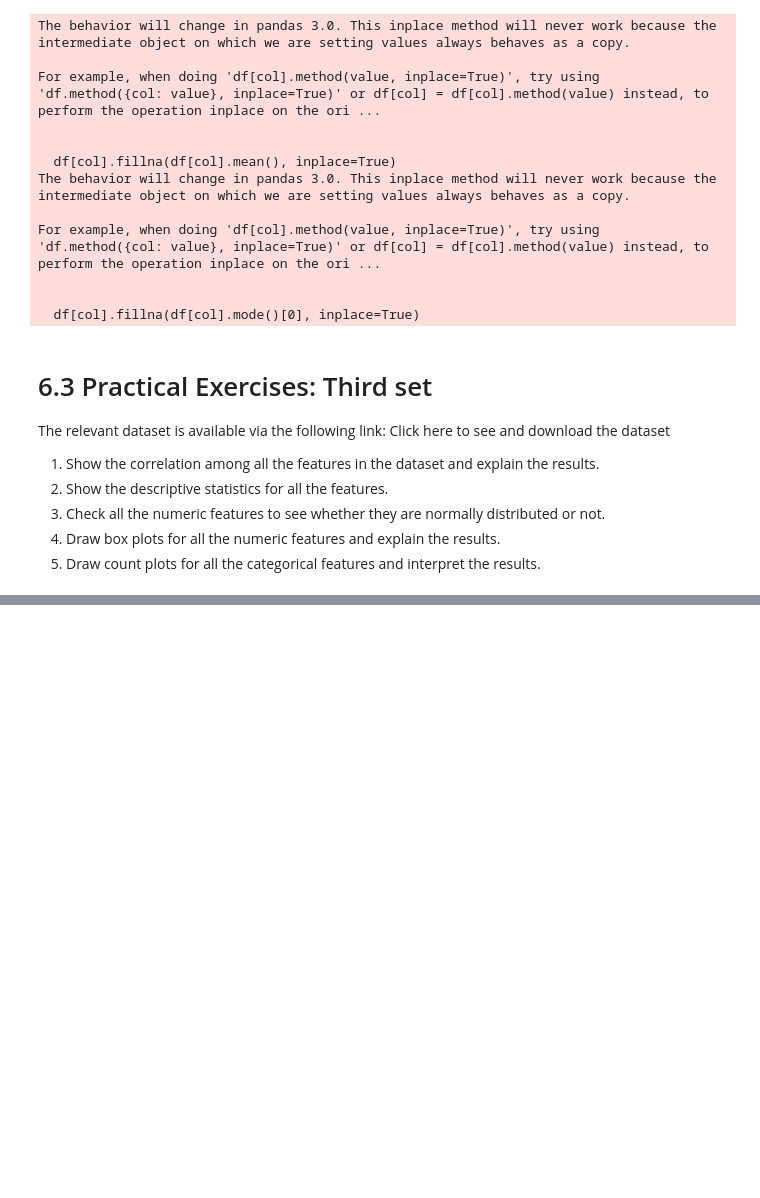
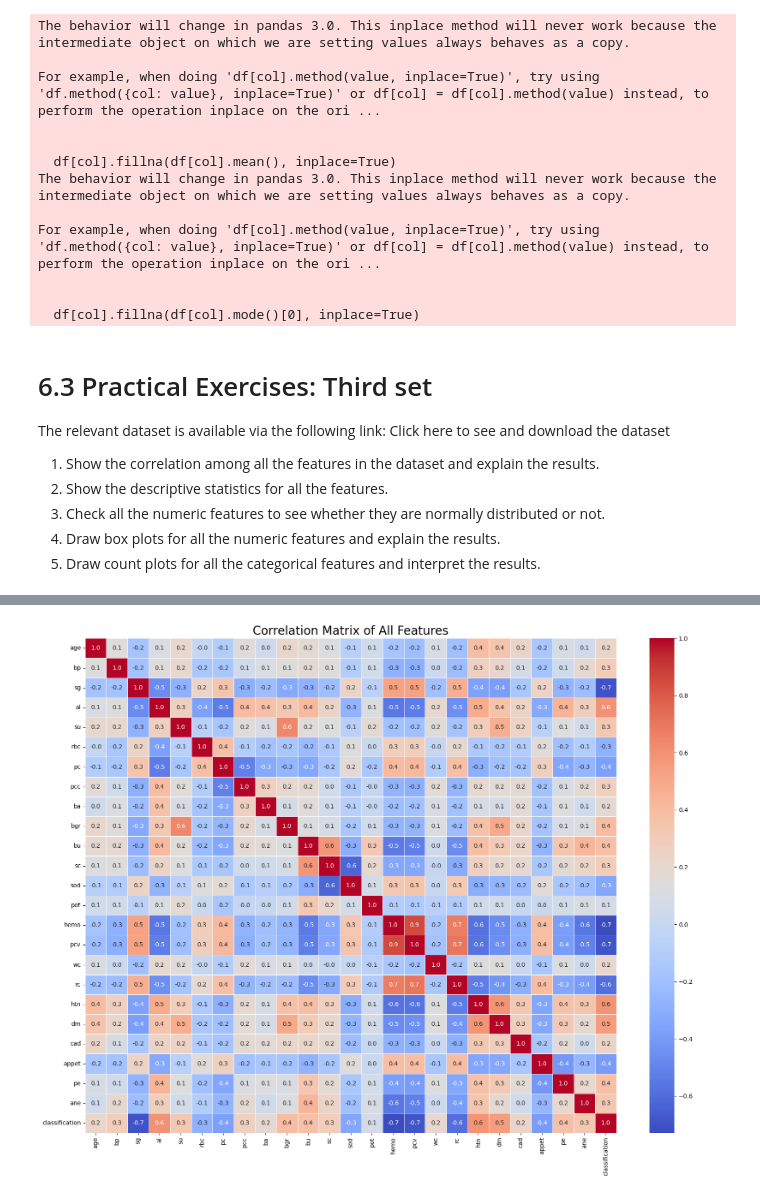
Before and after one commit to alvanhub/CME-465, a Jupyter notebook: Lab 2/Lab 2 - Practical Exercises.ipynb, the cells around one changed output, grey strips where cells are left out. Saved outputs shown, nothing was run; the diff lists cells and outputs as text; code cells hidden in the pictures; blank space fills up the shorter version.

```diff
--- a/Lab 2/Lab 2 - Practical Exercises.ipynb
+++ b/Lab 2/Lab 2 - Practical Exercises.ipynb
@@ -274,3 +274,89 @@ The relevant dataset is available via the following link: Click here to see and
 3. Check all the numeric features to see whether they are normally distributed or not.
 4. Draw box plots for all the numeric features and explain the results.
 5. Draw count plots for all the categorical features and interpret the results.
+# %%
+import pandas as pd
+import numpy as np
+import seaborn as sns
+import matplotlib.pyplot as plt
+from scipy import stats
+import math
+
+file_path = "kidney_disease.csv"
+df = pd.read_csv(file_path)
+df.columns = df.columns.str.strip()
+
+df = df.replace(['\t?', '\t', '?', ''], np.nan)
+if 'id' in df.columns:
+    df = df.drop('id', axis=1)
+
+# --- 1. Feature Type Conversion ---
+# Convert columns that should be numeric
+numeric_cols_to_convert = ['pcv', 'wc', 'rc']
+for col in numeric_cols_to_convert:
+    df[col] = pd.to_numeric(df[col], errors='coerce')
+
+# Define explicit mappings for categorical variables to 0/1
+binary_map_yes_no = {'yes': 1, 'no': 0}
+binary_map_present = {'present': 1, 'notpresent': 0}
+binary_map_normal = {'normal': 1, 'abnormal': 0}
+binary_map_appet = {'good': 1, 'poor': 0}
+binary_map_target = {'ckd': 1, 'notckd': 0}
+
+df['htn'] = df['htn'].map(binary_map_yes_no)
+df['dm'] = df['dm'].map(binary_map_yes_no)
+df['cad'] = df['cad'].map(binary_map_yes_no)
+df['pe'] = df['pe'].map(binary_map_yes_no)
+df['ane'] = df['ane'].map(binary_map_yes_no)
+df['pcc'] = df['pcc'].map(binary_map_present)
+df['ba'] = df['ba'].map(binary_map_present)
+df['rbc'] = df['rbc'].map(binary_map_normal)
+df['pc'] = df['pc'].map(binary_map_normal)
+df['appet'] = df['appet'].map(binary_map_appet)
+df['classification'] = df['classification'].map(binary_map_target)
+
+# Define feature lists for separation
+all_numeric_features = ['age', 'bp', 'sg', 'al', 'su', 'bgr', 'bu', 'sc', 'sod', 'pot', 'hemo', 'pcv', 'wc', 'rc']
+all_categorical_features = ['rbc', 'pc', 'pcc', 'ba', 'htn', 'dm', 'cad', 'appet', 'pe', 'ane', 'classification']
+
+# --- Imputation (Required for correlations and tests) ---
+df_cleaned = df.copy()
+
+# Impute numeric with mean
+for col in all_numeric_features:
+    df_cleaned[col].fillna(df_cleaned[col].mean(), inplace=True)
+
+# Impute categorical with mode
+for col in all_categorical_features:
+    # Check if 'classification' column exists before imputing
+    if col in df_cleaned.columns:
+        df_cleaned[col].fillna(df_cleaned[col].mode()[0], inplace=True)
+
+# Ensure categorical columns are integer type after imputation
+for col in all_categorical_features:
+    if col in df_cleaned.columns:
+        # Use nullable Int64 type
+        df_cleaned[col] = df_cleaned[col].astype('Int64')
+
+print("--- Data Cleaning and Preparation Complete ---")
+print(f"Numeric Features: {all_numeric_features}")
+print(f"Categorical Features: {all_categorical_features}")
+print("\n" + "="*50 + "\n")
+
+
+# --- Task 1: Correlation Among All Features ---
+print("--- 1. Correlation Matrix ---")
+corr_matrix = df_cleaned.corr()
+
+# Plotting the heatmap
+plt.figure(figsize=(20, 15))
+sns.heatmap(corr_matrix, annot=True, fmt='.1f', cmap='coolwarm', linewidths=0.5)
+plt.title('Correlation Matrix of All Features', fontsize=20)
+plt.savefig('correlation_heatmap.png', bbox_inches='tight')
+print("Correlation heatmap saved as 'correlation_heatmap.png'.")
+print("See the heatmap image for correlation results.")
+print("\nExample Interpretation:")
+print(f"Correlation 'hemo' and 'pcv': {corr_matrix.loc['hemo', 'pcv']:.2f} (Strong positive)")
+print(f"Correlation 'hemo' and 'classification': {corr_matrix.loc['hemo', 'classification']:.2f} (Strong negative)")
+print("\n" + "="*50 + "\n")
+# %% [output]
@@ -276,0 +390 @@ The relevant dataset is available via the following link: Click here to see and
+[figure, added]
```
Also changed, not shown: parts of 5 cells of this notebook, 3 other files.
